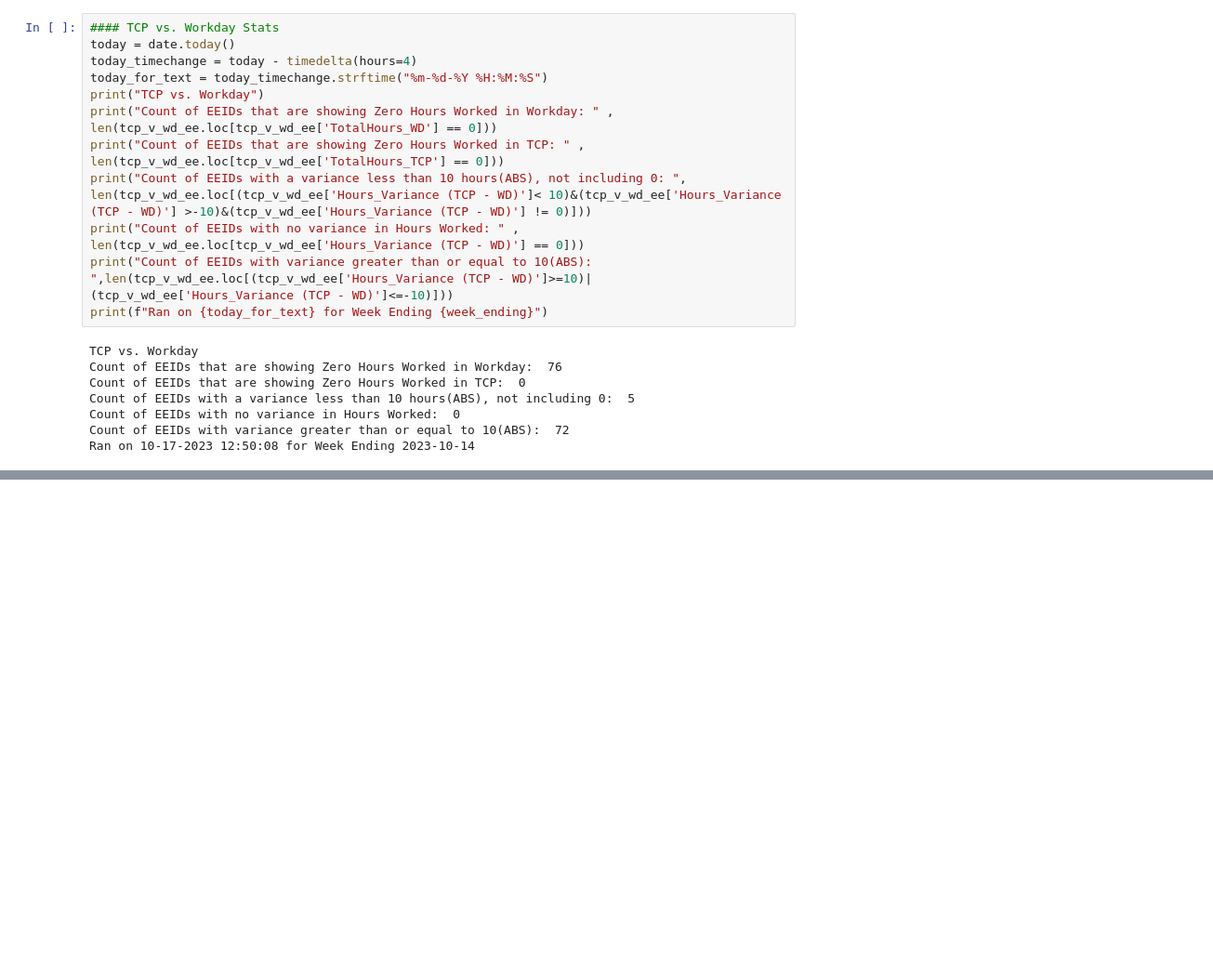
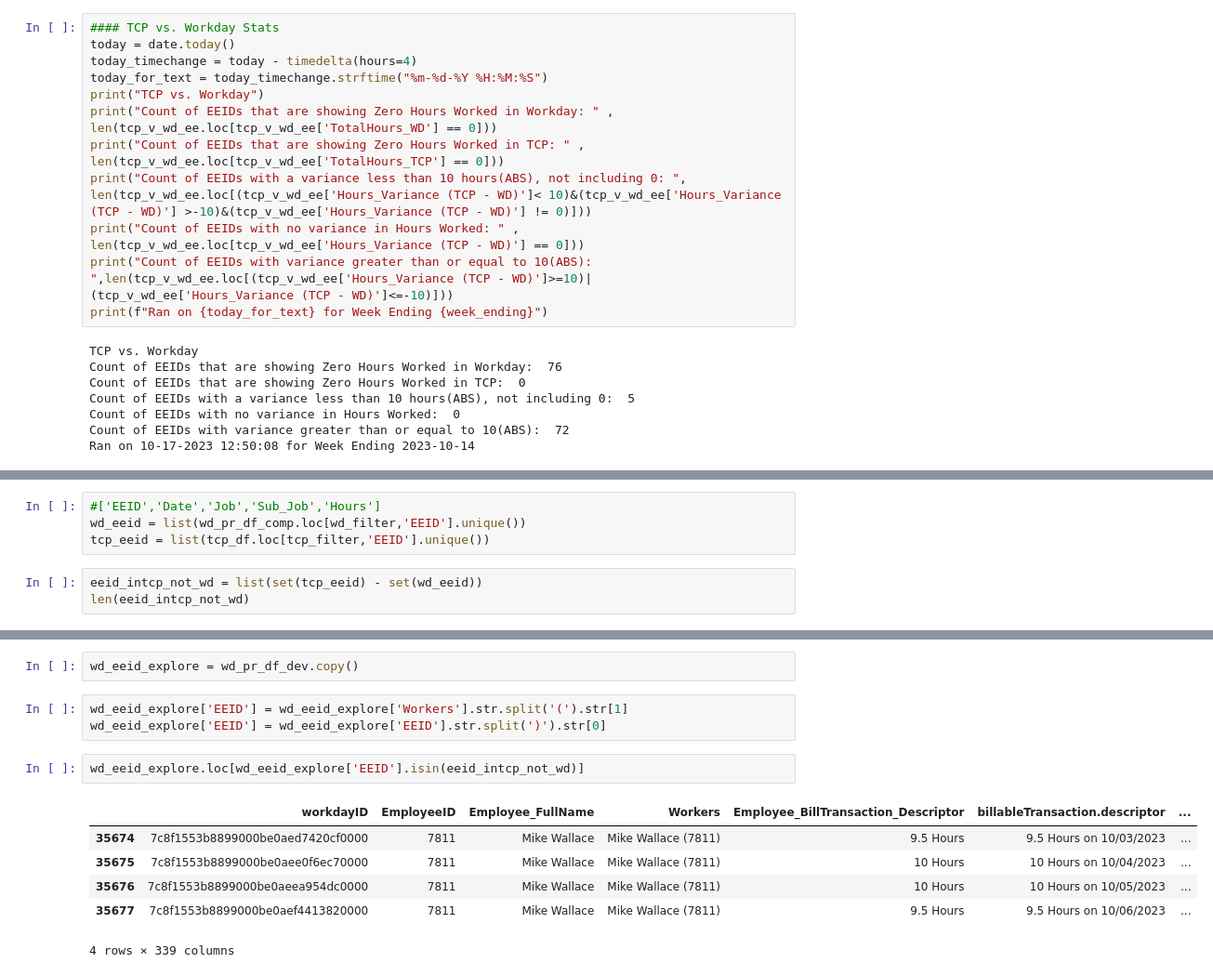
Before and after one commit to jbeachyMoss/LaborHours_Compare, a Jupyter notebook: DataValidation.ipynb, the cells around one changed output, grey strips where cells are left out. Shown at 93% size. Drawn from its saved outputs; the diff is of its cells as text; blank space fills up the shorter version.

Commit message:
show exploration of the original wd hours table for eeids that are in tcp but missing from workday

```diff
--- a/DataValidation.ipynb
+++ b/DataValidation.ipynb
@@ -275,0 +290,7 @@ Ran on 10-17-2023 12:50:08 for Week Ending 2023-10-14
+# %%
+#['EEID','Date','Job','Sub_Job','Hours']
+wd_eeid = list(wd_pr_df_comp.loc[wd_filter,'EEID'].unique())
+tcp_eeid = list(tcp_df.loc[tcp_filter,'EEID'].unique())
+# %%
+eeid_intcp_not_wd = list(set(tcp_eeid) - set(wd_eeid))
+len(eeid_intcp_not_wd)
@@ -275,0 +320,14 @@ Ran on 10-17-2023 12:50:08 for Week Ending 2023-10-14
+# %%
+wd_eeid_explore = wd_pr_df_dev.copy()
+# %%
+wd_eeid_explore['EEID'] = wd_eeid_explore['Workers'].str.split('(').str[1]
+wd_eeid_explore['EEID'] = wd_eeid_explore['EEID'].str.split(')').str[0]
+# %%
+wd_eeid_explore.loc[wd_eeid_explore['EEID'].isin(eeid_intcp_not_wd)]
+# %% [output]
+|  | workdayID | EmployeeID | Employee_FullName | Workers | Employee_BillTransaction_Descriptor | billableTransaction.descriptor | ... |
+| 35674 | 7c8f1553b8899000be0aed7420cf0000 | 7811 | Mike Wallace | Mike Wallace (7811) | 9.5 Hours | 9.5 Hours on 10/03/2023 | ... |
+| 35675 | 7c8f1553b8899000be0aee0f6ec70000 | 7811 | Mike Wallace | Mike Wallace (7811) | 10 Hours | 10 Hours on 10/04/2023 | ... |
+| 35676 | 7c8f1553b8899000be0aeea954dc0000 | 7811 | Mike Wallace | Mike Wallace (7811) | 10 Hours | 10 Hours on 10/05/2023 | ... |
+| 35677 | 7c8f1553b8899000be0aef4413820000 | 7811 | Mike Wallace | Mike Wallace (7811) | 9.5 Hours | 9.5 Hours on 10/06/2023 | ... |
+4 rows × 339 columns
```
Also changed, not shown: parts of 5 cells of this notebook.
